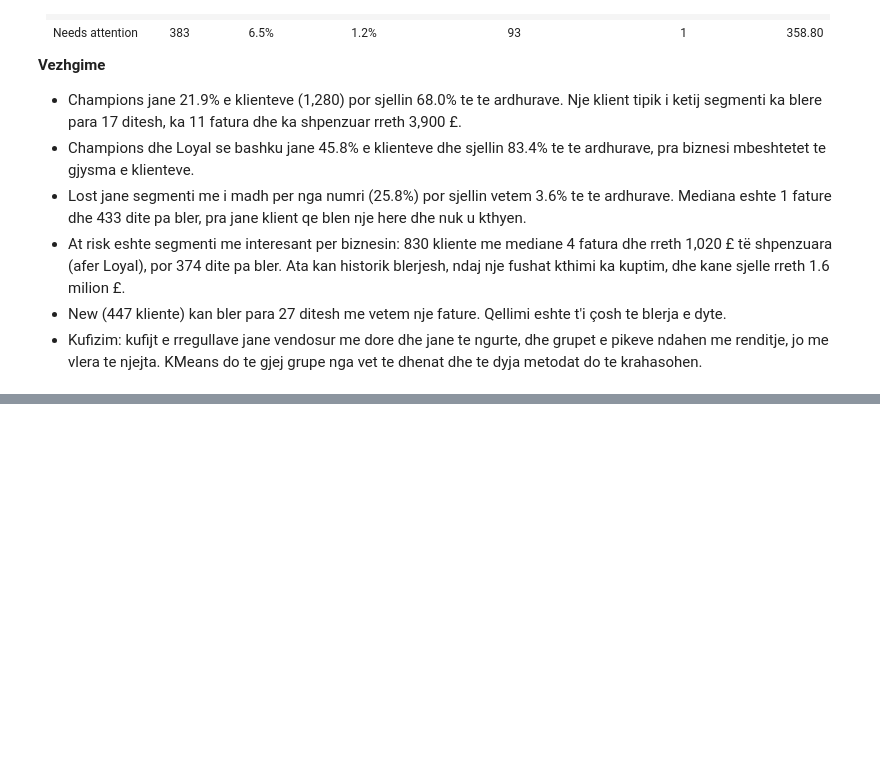
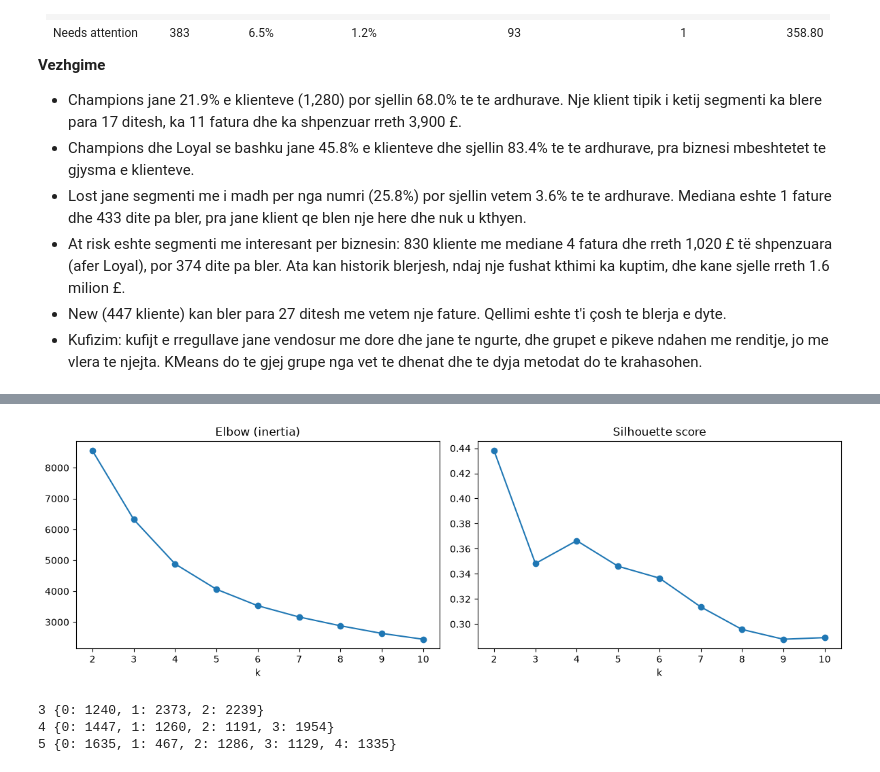
Before and after one commit to Dua-Gashi/online-retail-customer-analytics, a Jupyter notebook: notebooks/02_segmentation.ipynb, the cells around one changed output, grey strips where cells are left out. Drawn from its saved outputs; the diff is of its cells as text; code cells hidden in the pictures; blank space fills up the shorter version.

Commit message:
Add KMeans evaluation wioth elbow and silhouette

```diff
--- a/notebooks/02_segmentation.ipynb
+++ b/notebooks/02_segmentation.ipynb
@@ -112,0 +115,5 @@ plt.show()
+# %%
+from src.segmentation import evaluate_kmeans
+
+results = evaluate_kmeans(scaled)
+results.round(3)
@@ -112,0 +132,22 @@ plt.show()
+# %%
+fig, axes = plt.subplots(1, 2, figsize=(12, 4))
+axes[0].plot(results.index, results["inertia"], marker="o")
+axes[0].set_title("Elbow (inertia)")
+axes[0].set_xlabel("k")
+axes[1].plot(results.index, results["silhouette"], marker="o")
+axes[1].set_title("Silhouette score")
+axes[1].set_xlabel("k")
+plt.tight_layout()
+plt.show()
+# %% [output]
+[figure, added]
+# %%
+from sklearn.cluster import KMeans
+
+for k in [3, 4, 5]:
+    labels = KMeans(n_clusters=k, n_init=10, random_state=42).fit_predict(scaled)
+    print(k, pd.Series(labels).value_counts().sort_index().to_dict())
+# %% [output]
+3 {0: 1240, 1: 2373, 2: 2239}
+4 {0: 1447, 1: 1260, 2: 1191, 3: 1954}
+5 {0: 1635, 1: 467, 2: 1286, 3: 1129, 4: 1335}
```
Also changed, not shown: parts of 2 cells of this notebook, 1 other file.
